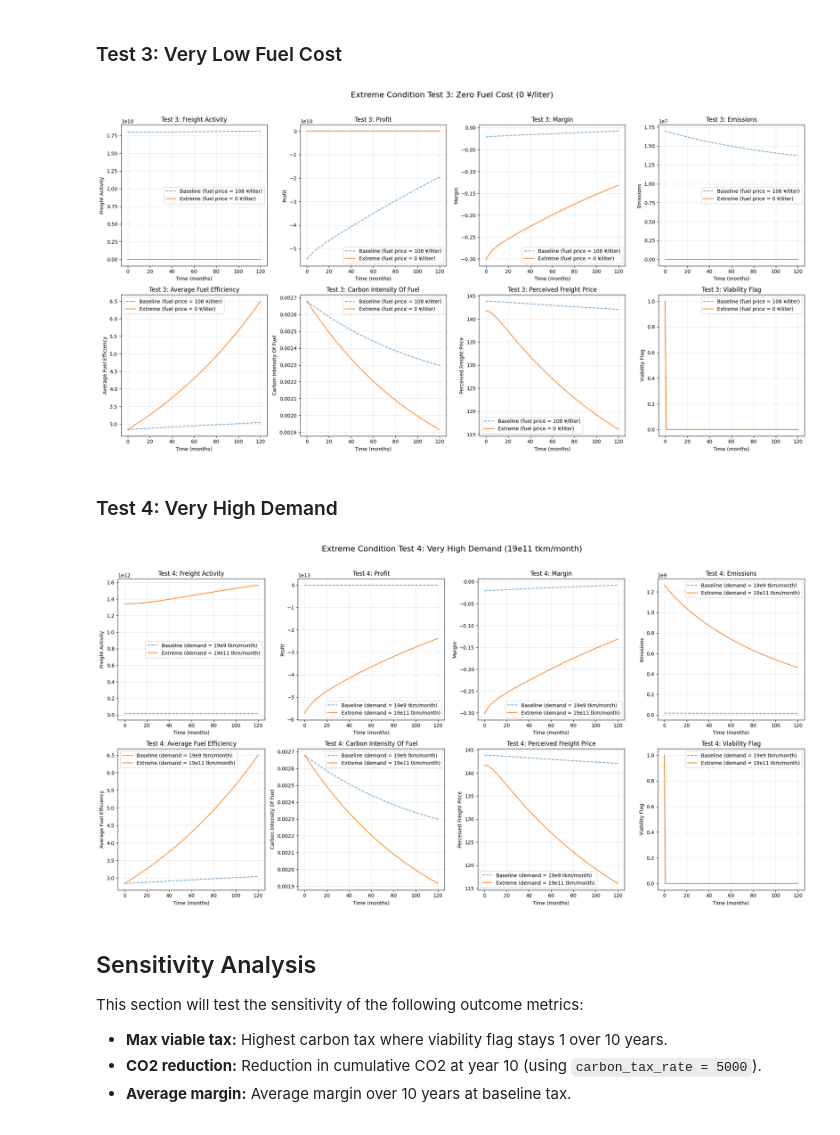
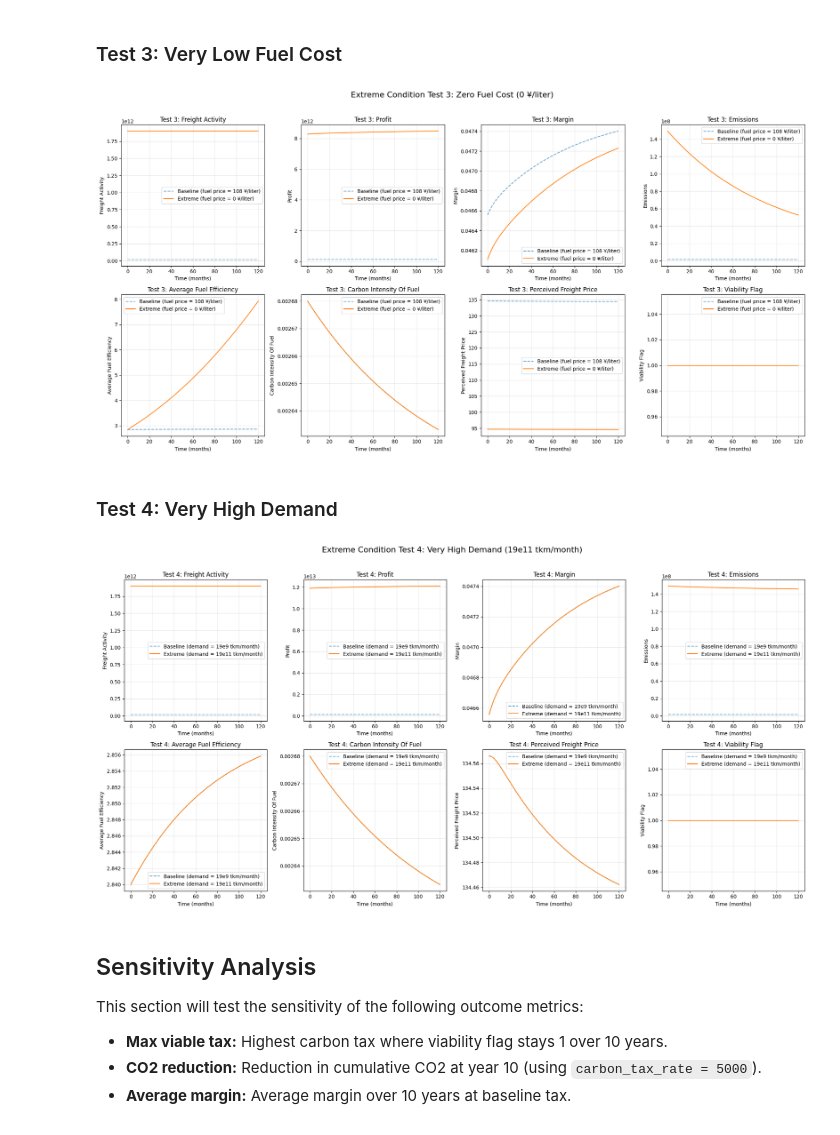
Before and after one commit to hiekata-lab/freight-carbon-tax-sd-model, a Jupyter notebook: notebooks/validation.ipynb, the cells around one changed output. Saved outputs shown, nothing was run; the diff lists cells and outputs as text; code cells hidden in the pictures.

```diff
--- a/notebooks/validation.ipynb
+++ b/notebooks/validation.ipynb
@@ -326,7 +335,11 @@ return_columns = [
     "viability_flag"
 ]
 
+params = BASE_PARAMS.copy()
+params["carbon_tax_rate"] = 289
+
 baseline_result = model.run(
+    params=params,
     return_columns=return_columns
 )
 # %% [markdown]
@@ -341,7 +354,7 @@ fig, axes = plt.subplots(2, 4, figsize=(20, 10))
 axes = axes.flatten()
 
 for idx, col in enumerate(return_columns):
-    baseline_result[col].plot(ax=axes[idx], label="Baseline (tax = 0 ¥/tCO2)", linestyle="--", alpha=0.7)
+    baseline_result[col].plot(ax=axes[idx], label="Baseline (tax = 289 ¥/tCO2)", linestyle="--", alpha=0.7)
     extreme_result[col].plot(ax=axes[idx], label="Extreme (tax = 100000 ¥/tCO2)")
     axes[idx].set_title(f"Test 1: {col.replace('_', ' ').title()}")
     axes[idx].set_xlabel("Time (months)")
@@ -358,7 +371,10 @@ plt.show()
 ### Test 2: Very Low Demand
 # %%
 extreme_result = model.run(
-    params={"baseline_demand": 0.1},
+    params={
+        "carbon_tax_rate": 289,
+        "baseline_demand": 0.1
+    },
     return_columns=return_columns
 )
 
@@ -382,8 +398,17 @@ plt.show()
 # %% [markdown]
 ### Test 3: Very Low Fuel Cost
 # %%
+baseline_result = model.run(
+    params=params,
+    return_columns=return_columns
+)
+
 extreme_result = model.run(
-    params={"pretax_fuel_price": 0.1},
+    params={
+        "pretax_fuel_price": 0.1,
+        "carbon_tax_rate": 289,
+        "baseline_demand": 19 * 10**11
+    },
     return_columns=return_columns
 )
 
@@ -403,32 +428,36 @@ plt.suptitle("Extreme Condition Test 3: Zero Fuel Cost (0 ¥/liter)", fontsize=1
 plt.tight_layout()
 plt.show()
 # %% [output]
-[figure, old version]
+[figure, new version]
 # %% [markdown]
 ### Test 4: Very High Demand
 # %%
 extreme_result = model.run(
-    params={"baseline_demand": 19 * 10**11},
+    params={
+        "carbon_tax_rate": 289,
+        "baseline_demand": 19 * 10**11,
+        "pretax_fuel_price": 108
+    },
     return_columns=return_columns
 )
 
 fig, axes = plt.subplots(2, 4, figsize=(20, 10))
 axes = axes.flatten()
 
 for idx, col in enumerate(return_columns):
     baseline_result[col].plot(ax=axes[idx], label="Baseline (demand = 19e9 tkm/month)", linestyle="--", alpha=0.7)
     extreme_result[col].plot(ax=axes[idx], label="Extreme (demand = 19e11 tkm/month)")
     axes[idx].set_title(f"Test 4: {col.replace('_', ' ').title()}")
     axes[idx].set_xlabel("Time (months)")
     axes[idx].set_ylabel(col.replace('_', ' ').title())
     axes[idx].legend()
     axes[idx].grid(True, alpha=0.3)
 
 plt.suptitle("Extreme Condition Test 4: Very High Demand (19e11 tkm/month)", fontsize=16, y=1.02)
 plt.tight_layout()
 plt.show()
 # %% [output]
-[figure, old version]
+[figure, new version]
 # %% [markdown]
 ## Sensitivity Analysis
 
```
Also changed, not shown: parts of 7 cells of this notebook, 9 other files.
